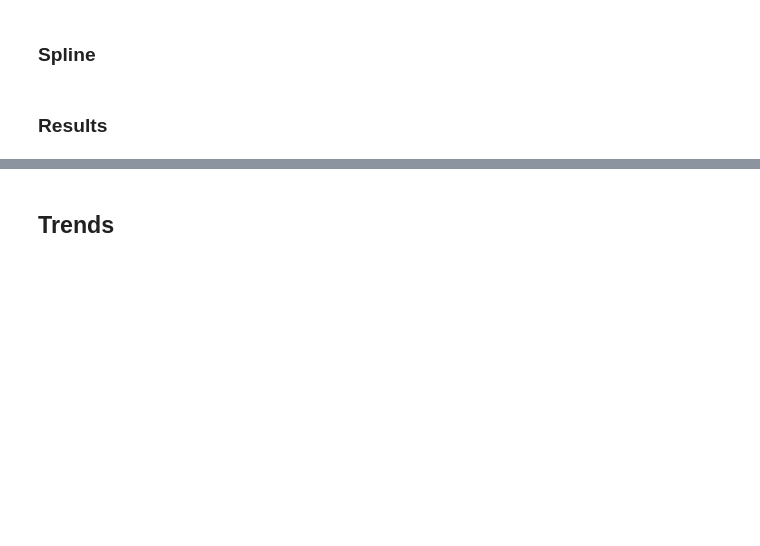
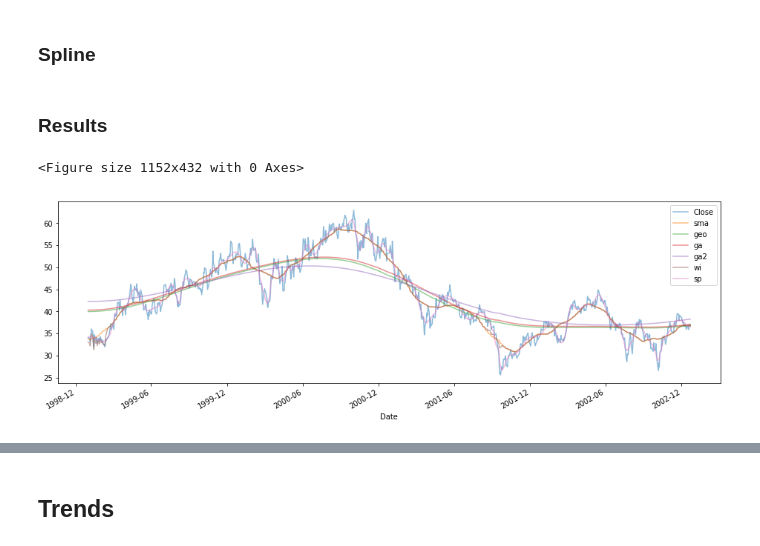
Before and after one commit to peerchen/trend-following-1, a Jupyter notebook: Finding the Trends.ipynb, the cells around one changed output, grey strips where cells are left out. Cells and saved outputs as stored; diff of their text form; code cells hidden in the pictures; blank space fills up the shorter version.

```diff
--- a/Finding the Trends.ipynb
+++ b/Finding the Trends.ipynb
@@ -73,7 +77,7 @@ f_sma = np.ones(N) / N
 # %% [markdown]
 ### Gaussian
 # %%
-N_ga = 151
+N_ga = 1500
 f_ga = gaussian(N_ga, std=30.)
 f_ga = f_ga / f_ga.sum()
 # %%
@@ -86,3 +94,5 @@ plt.show()
+# %%
+f_geo = lambda s: np.exp(filters.convolve1d(np.log(price.Close), f_ga))
 # %% [markdown]
 ### Wiener
 # %%
@@ -96,12 +106,18 @@ f_sp = lambda x: UnivariateSpline(np.arange(len(x)), x)(np.arange(len(x)))
 ### Results
 # %%
 plt.figure(figsize=(16, 6))
-results = price[['Close']].assign(sma=filters.convolve1d(price.Close, f_sma),
-                                  ga=filters.convolve1d(price.Close, f_ga),
-                                  ga2=filters.convolve1d(filters.convolve1d(price.Close, f_ga), f_ga),
-                                  wi=f_wi(price.Close),
-                                  sp=f_sp(price.Close))
+results = price[['Close']].assign(
+    sma=filters.convolve1d(price.Close, f_sma),
+    geo=f_geo(price.Close),
+    ga=filters.convolve1d(price.Close, f_ga),
+    ga2=filters.convolve1d(filters.convolve1d(price.Close, f_ga), f_ga),
+    wi=f_wi(price.Close),
+    sp=f_sp(price.Close),
+)
 results[:1000].plot(alpha=0.5);
+# %% [output]
+<Figure size 1152x432 with 0 Axes>
+[figure, added]
 # %%
 plt.figure(figsize=(16, 6));
 results.plot(alpha = 0.5);
```
Also changed, not shown: parts of 7 cells of this notebook, 2 other files.
